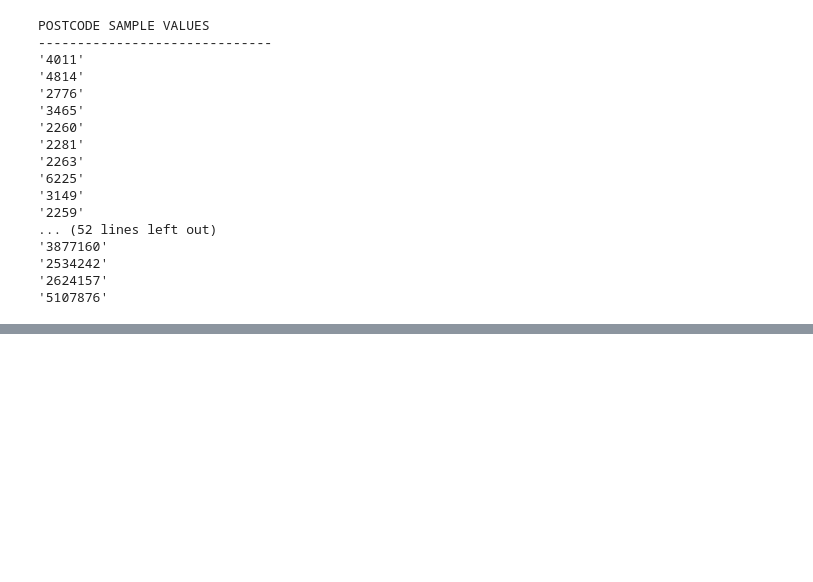
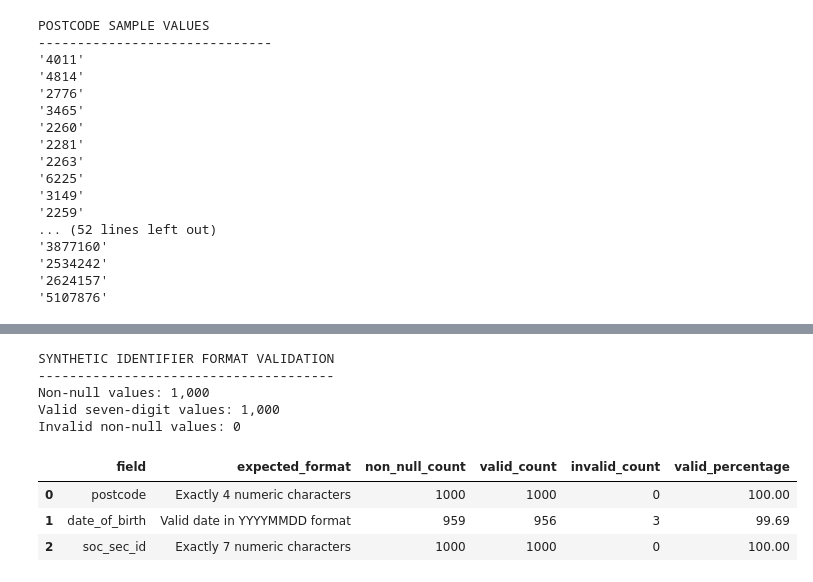
Before and after one commit to WaleBalogunK/Repository-name-entity-resolution-golden-record-lab, a Jupyter notebook: notebooks/01_data_acquisition_and_initial_audit.ipynb, the cells around one changed output, grey strips where cells are left out. Drawn from its saved outputs; the diff is of its cells as text; code cells hidden in the pictures; blank space fills up the shorter version.

```diff
--- a/notebooks/01_data_acquisition_and_initial_audit.ipynb
+++ b/notebooks/01_data_acquisition_and_initial_audit.ipynb
@@ -661,0 +741,73 @@ POSTCODE SAMPLE VALUES
+# %%
+soc_sec_id_values = (
+    febrl_records["soc_sec_id"]
+    .astype("string")
+    .str.strip()
+)
+
+soc_sec_id_valid_format = soc_sec_id_values.str.fullmatch(
+    r"\d{7}",
+    na=False
+)
+
+soc_sec_id_non_null = soc_sec_id_values.notna()
+
+print("SYNTHETIC IDENTIFIER FORMAT VALIDATION")
+print("--------------------------------------")
+print(f"Non-null values: {soc_sec_id_non_null.sum():,}")
+print(
+    "Valid seven-digit values: "
+    f"{(soc_sec_id_valid_format & soc_sec_id_non_null).sum():,}"
+)
+print(
+    "Invalid non-null values: "
+    f"{(soc_sec_id_non_null & ~soc_sec_id_valid_format).sum():,}"
+)
+# %% [output]
+SYNTHETIC IDENTIFIER FORMAT VALIDATION
+--------------------------------------
+Non-null values: 1,000
+Valid seven-digit values: 1,000
+Invalid non-null values: 0
+# %%
+fixed_format_validation_summary = pd.DataFrame({
+    "field": [
+        "postcode",
+        "date_of_birth",
+        "soc_sec_id"
+    ],
+    "expected_format": [
+        "Exactly 4 numeric characters",
+        "Valid date in YYYYMMDD format",
+        "Exactly 7 numeric characters"
+    ],
+    "non_null_count": [
+        int(postcode_non_null.sum()),
+        int(date_of_birth_non_null.sum()),
+        int(soc_sec_id_non_null.sum())
+    ],
+    "valid_count": [
+        int((postcode_valid_format & postcode_non_null).sum()),
+        int(date_of_birth_valid_format.sum()),
+        int((soc_sec_id_valid_format & soc_sec_id_non_null).sum())
+    ]
+})
+
+fixed_format_validation_summary["invalid_count"] = (
+    fixed_format_validation_summary["non_null_count"]
+    - fixed_format_validation_summary["valid_count"]
+)
+
+fixed_format_validation_summary["valid_percentage"] = (
+    fixed_format_validation_summary["valid_count"]
+    .div(fixed_format_validation_summary["non_null_count"])
+    .mul(100)
+    .round(2)
+)
+
+fixed_format_validation_summary
+# %% [output]
+|  | field | expected_format | non_null_count | valid_count | invalid_count | valid_percentage |
+| 0 | postcode | Exactly 4 numeric characters | 1000 | 1000 | 0 | 100.00 |
+| 1 | date_of_birth | Valid date in YYYYMMDD format | 959 | 956 | 3 | 99.69 |
+| 2 | soc_sec_id | Exactly 7 numeric characters | 1000 | 1000 | 0 | 100.00 |
```
Also changed, not shown: parts of 4 cells of this notebook.
